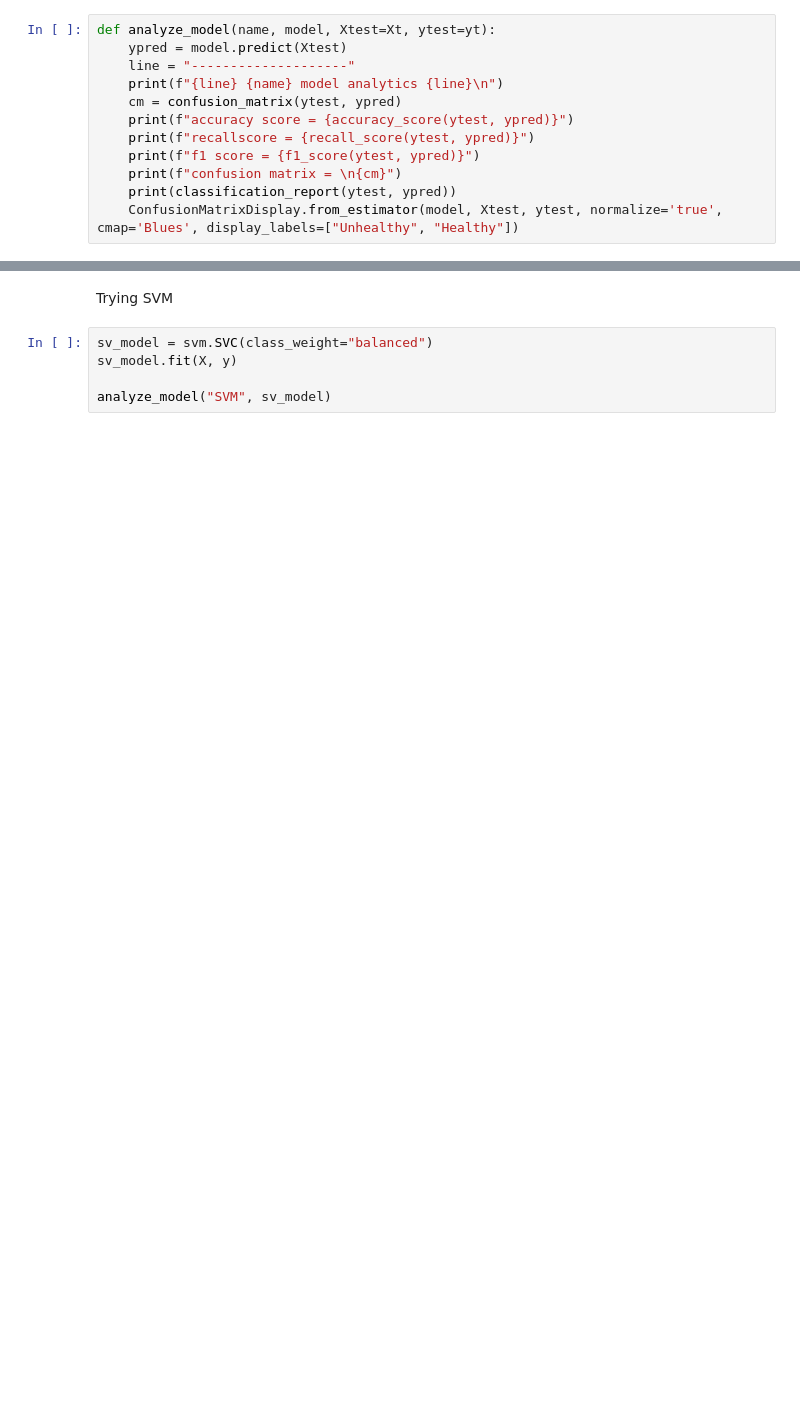
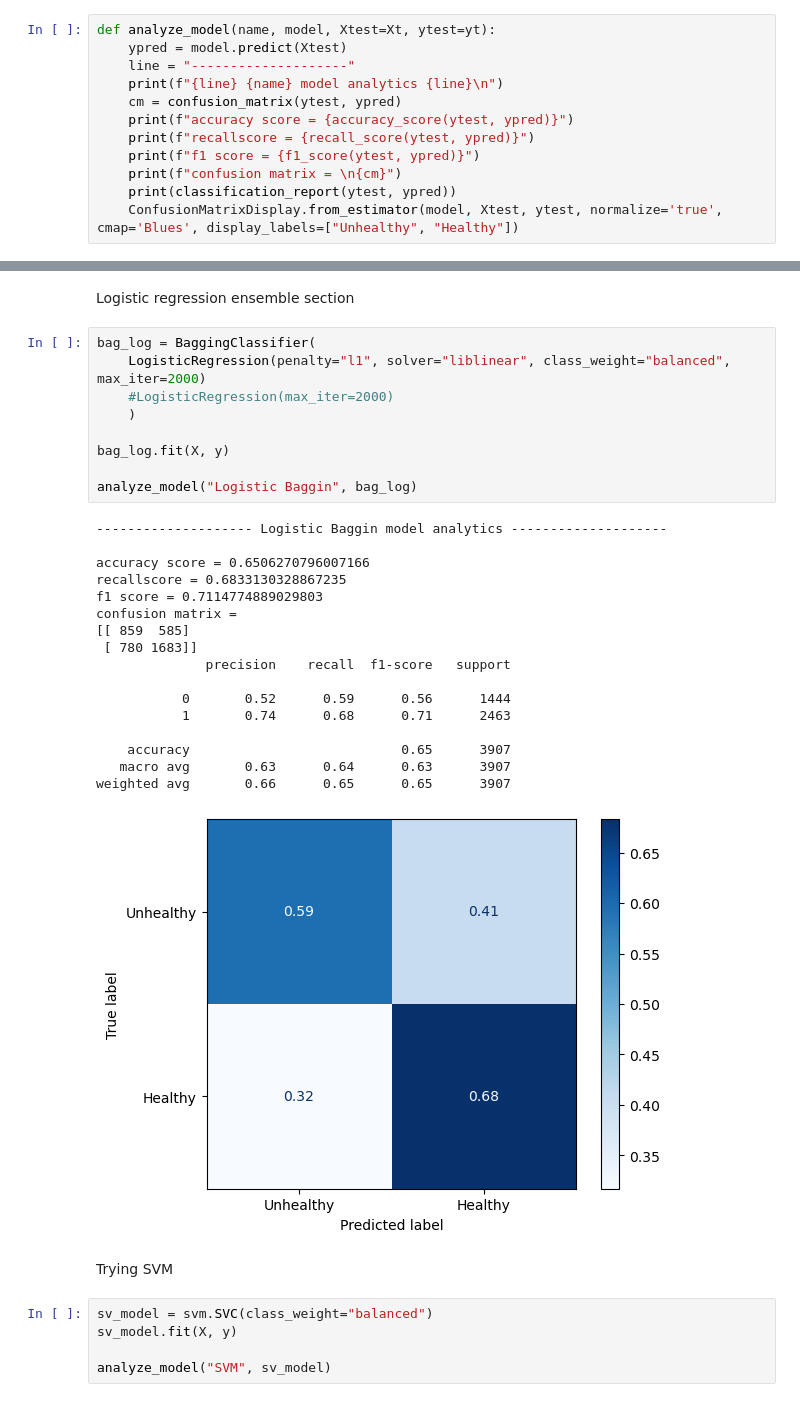
Before and after one commit to Benbellah-Owino/capstone-group3-karu, a Jupyter notebook: notebooks/ben.ipynb, the cells around one changed output, grey strips where cells are left out. Saved outputs shown, nothing was run; the diff lists cells and outputs as text; blank space fills up the shorter version.

```diff
--- a/notebooks/ben.ipynb
+++ b/notebooks/ben.ipynb
@@ -288,4 +302,33 @@ LogisticRegression(C=43, class_weight='balanced', max_iter=200, penalty='l1',
                    solver='liblinear')
+# %% [markdown]
+Logistic regression ensemble section
+# %%
+bag_log = BaggingClassifier(
+    LogisticRegression(penalty="l1", solver="liblinear", class_weight="balanced", max_iter=2000)
+    #LogisticRegression(max_iter=2000)
+    )
+
+bag_log.fit(X, y)
+
+analyze_model("Logistic Baggin", bag_log)
+# %% [output]
+-------------------- Logistic Baggin model analytics --------------------
+
+accuracy score = 0.6506270796007166
+recallscore = 0.6833130328867235
+f1 score = 0.7114774889029803
+confusion matrix =
+[[ 859  585]
+ [ 780 1683]]
+              precision    recall  f1-score   support
+
+           0       0.52      0.59      0.56      1444
+           1       0.74      0.68      0.71      2463
+
+    accuracy                           0.65      3907
+   macro avg       0.63      0.64      0.63      3907
+weighted avg       0.66      0.65      0.65      3907
+[figure, added]
 # %% [markdown]
 Trying SVM
 # %%
```
Also changed, not shown: parts of 27 cells of this notebook, 1 other file.
